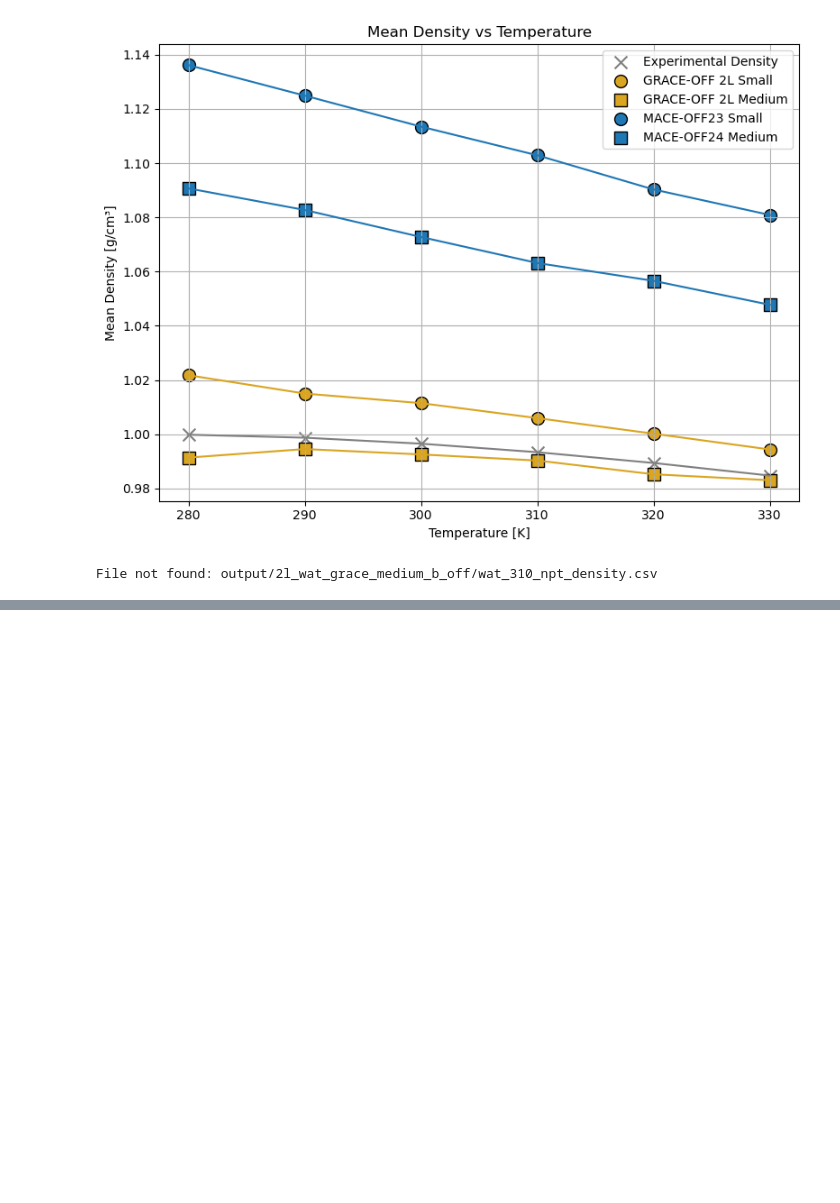
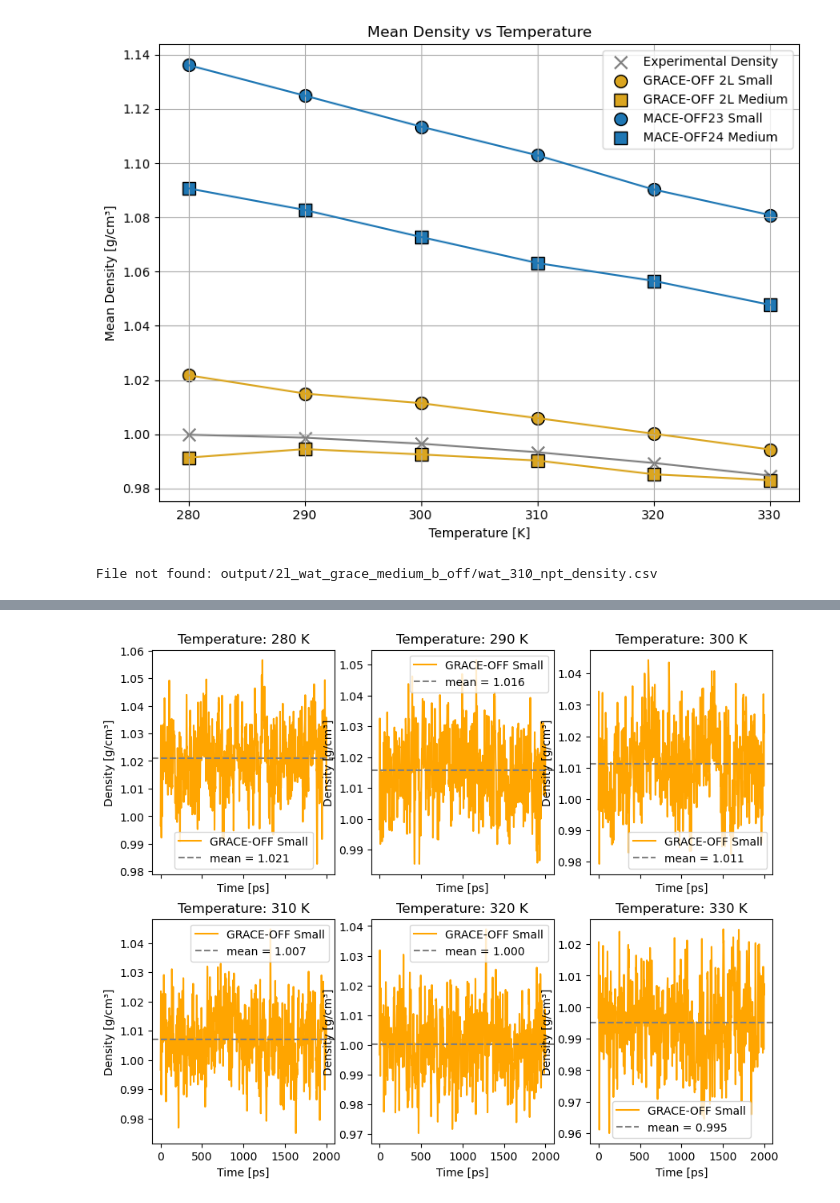
Before and after one commit to heid-lab/grace-off, a Jupyter notebook: analysis/temp_density/analysis.ipynb, the cells around one changed output, grey strips where cells are left out. Saved outputs shown, nothing was run; the diff lists cells and outputs as text; code cells hidden in the pictures; blank space fills up the shorter version.

```diff
--- a/analysis/temp_density/analysis.ipynb
+++ b/analysis/temp_density/analysis.ipynb
@@ -132,0 +164,19 @@ File not found: output/2l_wat_grace_medium_b_off/wat_310_npt_density.csv
+# %%
+fig, axs = plt.subplots(2, 3, figsize=(10, 8), sharex=True)
+
+axs = axs.flatten()
+
+for i, temp in enumerate(temperatures):
+    # Plot GRACE-OFF Medium
+        if grace_2l_small_dens[temp] is not None:
+            axs[i].plot(grace_2l_small_dens[temp],label='GRACE-OFF Small', color='orange')
+            axs[i].axhline(y=grace_2l_small_dens[temp].mean(),
+                           label=f'mean = {grace_2l_small_dens[temp].mean():.3f}',
+                           color='gray',
+                           linestyle='--')
+            axs[i].set_title(f'Temperature: {temp} K')
+            axs[i].set_xlabel('Time [ps]')
+            axs[i].set_ylabel('Density [g/cm³]')
+            axs[i].legend()
+# %% [output]
+[figure, added]
```
Also changed, not shown: parts of 3 cells of this notebook, 2 other files.
